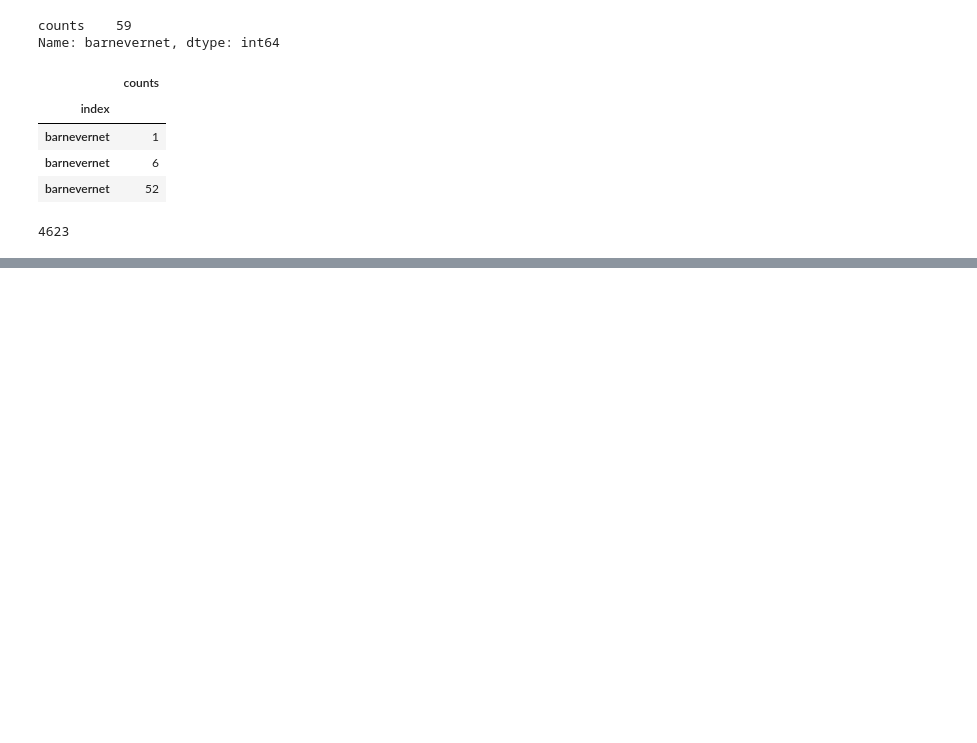
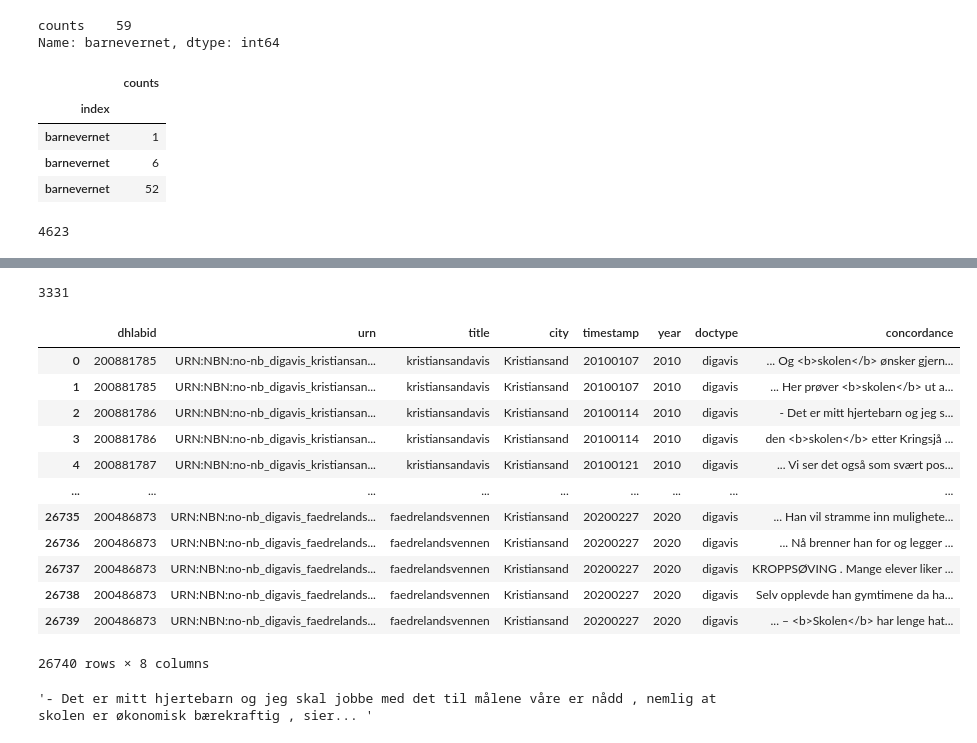
Before and after one commit to Sprakbanken/sentimentanalyse, a Jupyter notebook: exeriment.ipynb, the cells around one changed output, grey strips where cells are left out. Cells and saved outputs as stored; diff of their text form; code cells hidden in the pictures; blank space fills up the shorter version.

```diff
--- a/exeriment.ipynb
+++ b/exeriment.ipynb
@@ -171,0 +339,8 @@ coll.counts.sum()
+# %%
+# conc from dhlab objects
+conc = conc.concordance
+urn = conc.urn[0]
+texts = conc.concordance[conc["urn"] == urn]
+
+
+(text := texts[0])
@@ -171,0 +391,22 @@ coll.counts.sum()
+# %%
+conc.urn.nunique()
+# %% [output]
+3331
+# %%
+corpus_df = strip_empty_cols(corpus.corpus)
+# %%
+(corpconcdf := corpus_df.merge(conc.drop(columns="link"), how="inner", left_on="urn", right_on="urn"))
+# %% [output]
+|  | dhlabid | urn | title | city | timestamp | year | doctype | concordance |
+| 0 | 200881785 | URN:NBN:no-nb_digavis_kristiansan... | kristiansandavis | Kristiansand | 20100107 | 2010 | digavis | ... Og <b>skolen</b> ønsker gjern... |
+| 1 | 200881785 | URN:NBN:no-nb_digavis_kristiansan... | kristiansandavis | Kristiansand | 20100107 | 2010 | digavis | ... Her prøver <b>skolen</b> ut a... |
+| 2 | 200881786 | URN:NBN:no-nb_digavis_kristiansan... | kristiansandavis | Kristiansand | 20100114 | 2010 | digavis | - Det er mitt hjertebarn og jeg s... |
+| 3 | 200881786 | URN:NBN:no-nb_digavis_kristiansan... | kristiansandavis | Kristiansand | 20100114 | 2010 | digavis | den <b>skolen</b> etter Kringsjå ... |
+| 4 | 200881787 | URN:NBN:no-nb_digavis_kristiansan... | kristiansandavis | Kristiansand | 20100121 | 2010 | digavis | ... Vi ser det også som svært pos... |
+| ... | ... | ... | ... | ... | ... | ... | ... | ... |
+| 26735 | 200486873 | URN:NBN:no-nb_digavis_faedrelands... | faedrelandsvennen | Kristiansand | 20200227 | 2020 | digavis | ... Han vil stramme inn mulighete... |
+| 26736 | 200486873 | URN:NBN:no-nb_digavis_faedrelands... | faedrelandsvennen | Kristiansand | 20200227 | 2020 | digavis | ... Nå brenner han for og legger ... |
+| 26737 | 200486873 | URN:NBN:no-nb_digavis_faedrelands... | faedrelandsvennen | Kristiansand | 20200227 | 2020 | digavis | KROPPSØVING . Mange elever liker ... |
+| 26738 | 200486873 | URN:NBN:no-nb_digavis_faedrelands... | faedrelandsvennen | Kristiansand | 20200227 | 2020 | digavis | Selv opplevde han gymtimene da ha... |
+| 26739 | 200486873 | URN:NBN:no-nb_digavis_faedrelands... | faedrelandsvennen | Kristiansand | 20200227 | 2020 | digavis | ... – <b>Skolen</b> har lenge hat... |
+26740 rows × 8 columns
@@ -171,0 +418,4 @@ coll.counts.sum()
+# %%
+text
+# %% [output]
+'- Det er mitt hjertebarn og jeg skal jobbe med det til målene våre er nådd , nemlig at skolen er økonomisk bærekraftig , sier... '
```
Also changed, not shown: parts of 38 cells of this notebook, 3 other files.
